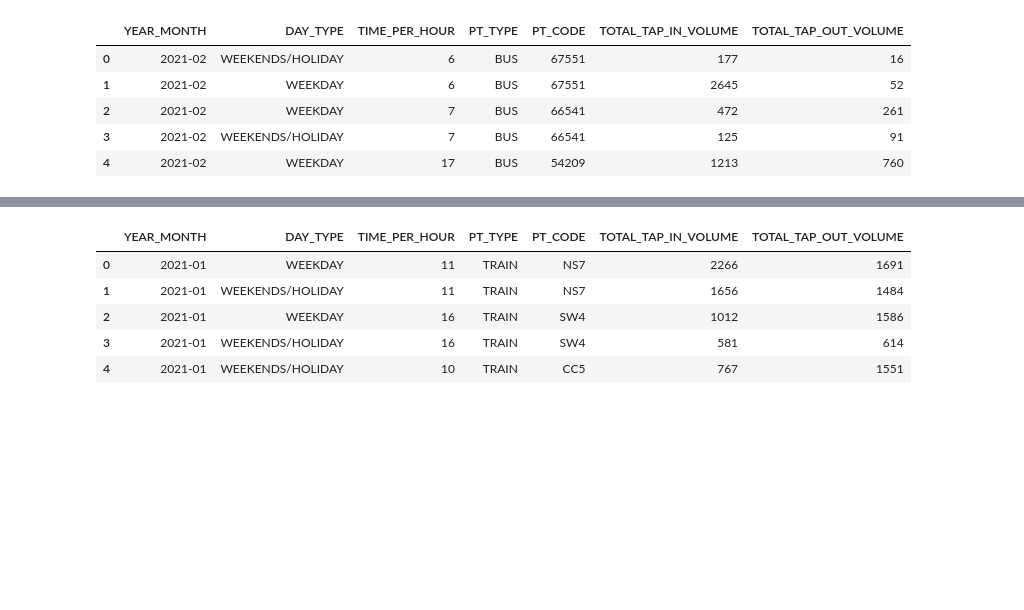
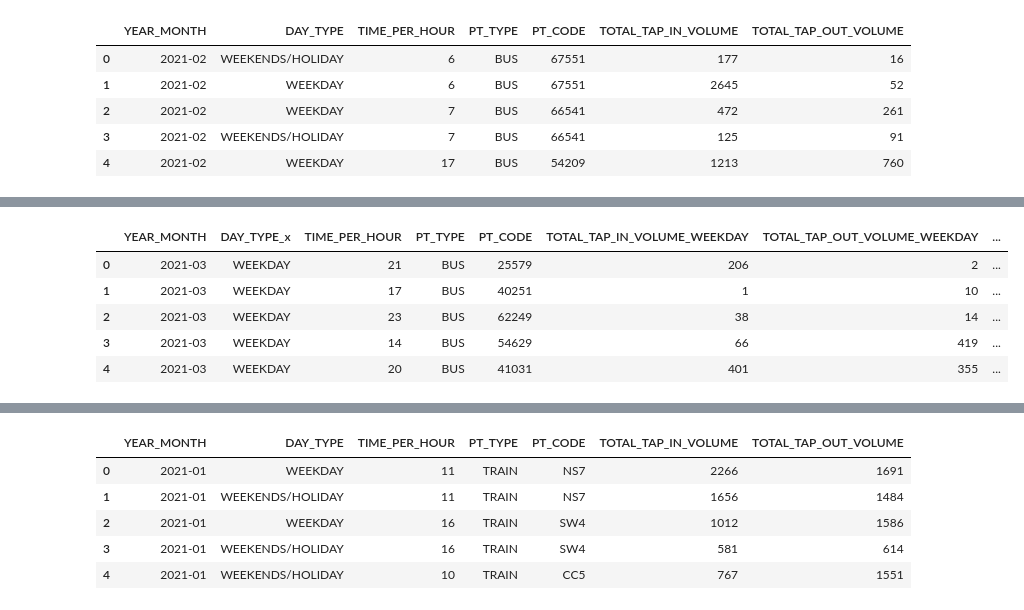
Before and after one commit to bleow/CZ1115PROJ-DataScience_Python, a Jupyter notebook: RAW_datasets/Dynamic_data_MRT_Bus_hourly_traffic/Transport Node.ipynb, the cells around one changed output, grey strips where cells are left out. Saved outputs shown, nothing was run; the diff lists cells and outputs as text; code cells hidden in the pictures; blank space fills up the shorter version.

```diff
--- a/RAW_datasets/Dynamic_data_MRT_Bus_hourly_traffic/Transport Node.ipynb
+++ b/RAW_datasets/Dynamic_data_MRT_Bus_hourly_traffic/Transport Node.ipynb
@@ -84,0 +90,3 @@ BusData202102['TOTAL_TAP_IN_TAP_OUT_VOLUME'] = BusData202102['TOTAL_TAP_IN_VOLUM
+# %%
+BusData202103 = pd.read_csv('2.5_transport_node_bus_202103.csv')
+BusData202103.head()
@@ -84,0 +100,16 @@ BusData202102['TOTAL_TAP_IN_TAP_OUT_VOLUME'] = BusData202102['TOTAL_TAP_IN_VOLUM
+# %%
+BusData202103['TOTAL_TAP_IN_TAP_OUT_VOLUME'] = BusData202103['TOTAL_TAP_IN_VOLUME'] + BusData202103['TOTAL_TAP_OUT_VOLUME']
+BusData202103Weekday = pd.DataFrame(BusData202103[BusData202103['DAY_TYPE'] == 'WEEKDAY'])
+BusData202103WeekendPH = pd.DataFrame(BusData202103[BusData202103['DAY_TYPE'] == 'WEEKENDS/HOLIDAY'])
+BusData202103Weekday = BusData202103Weekday.rename(columns = {'TOTAL_TAP_IN_VOLUME': 'TOTAL_TAP_IN_VOLUME_WEEKDAY', 'TOTAL_TAP_OUT_VOLUME': 'TOTAL_TAP_OUT_VOLUME_WEEKDAY', 'TOTAL_TAP_IN_TAP_OUT_VOLUME': 'TOTAL_TAP_IN_TAP_OUT_VOLUME_WEEKDAY'}, inplace = False)
+BusData202103WeekendPH = BusData202103WeekendPH.rename(columns = {'TOTAL_TAP_IN_VOLUME': 'TOTAL_TAP_IN_VOLUME_WEEKEND', 'TOTAL_TAP_OUT_VOLUME': 'TOTAL_TAP_OUT_VOLUME_WEEKEND', 'TOTAL_TAP_IN_TAP_OUT_VOLUME': 'TOTAL_TAP_IN_TAP_OUT_VOLUME_WEEKEND'}, inplace = False)
+BusData202103WeekendPH = BusData202103WeekendPH[['DAY_TYPE', 'TIME_PER_HOUR', 'PT_CODE', 'TOTAL_TAP_IN_VOLUME_WEEKEND', 'TOTAL_TAP_OUT_VOLUME_WEEKEND', 'TOTAL_TAP_IN_TAP_OUT_VOLUME_WEEKEND']]
+BusData202103Merge = pd.merge(BusData202103Weekday, BusData202103WeekendPH, on=['PT_CODE', 'TIME_PER_HOUR'])
+BusData202103Merge.head()
+# %% [output]
+|  | YEAR_MONTH | DAY_TYPE_x | TIME_PER_HOUR | PT_TYPE | PT_CODE | TOTAL_TAP_IN_VOLUME_WEEKDAY | TOTAL_TAP_OUT_VOLUME_WEEKDAY | ... |
+| 0 | 2021-03 | WEEKDAY | 21 | BUS | 25579 | 206 | 2 | ... |
+| 1 | 2021-03 | WEEKDAY | 17 | BUS | 40251 | 1 | 10 | ... |
+| 2 | 2021-03 | WEEKDAY | 23 | BUS | 62249 | 38 | 14 | ... |
+| 3 | 2021-03 | WEEKDAY | 14 | BUS | 54629 | 66 | 419 | ... |
+| 4 | 2021-03 | WEEKDAY | 20 | BUS | 41031 | 401 | 355 | ... |
```
Also changed, not shown: parts of 28 cells of this notebook, 4 other files.
